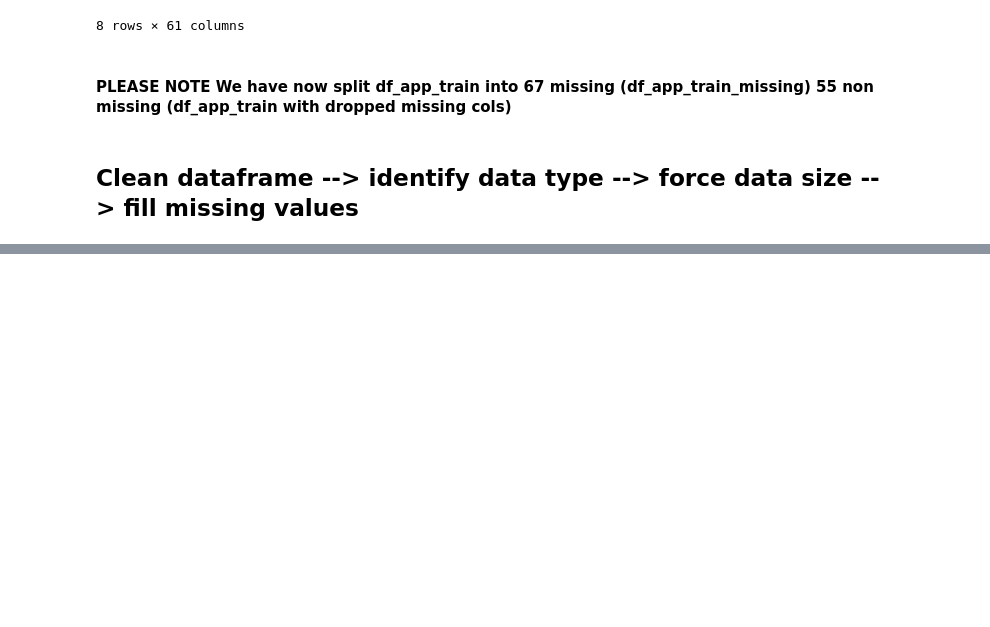
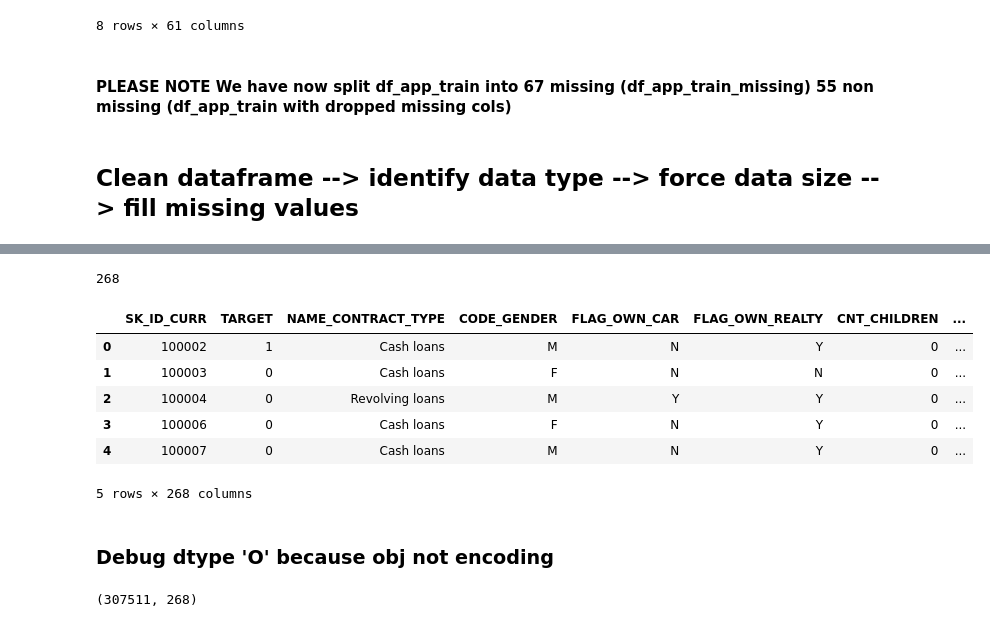
Before and after one commit to SoundBoySelecta/1261-HC, a Jupyter notebook: 13_02_2020.ipynb, the cells around one changed output, grey strips where cells are left out. Cells and saved outputs as stored; diff of their text form; code cells hidden in the pictures; blank space fills up the shorter version.

```diff
--- a/13_02_2020.ipynb
+++ b/13_02_2020.ipynb
@@ -494,0 +369,6 @@ df_test = df_app_train_missing.copy()
+# %%
+# SEEMS LIKE NOT ALL OBJ HAVE BEEN ENCODED (NAME_TYPE_SUITE , OCCUPATION_TYPE), maybe havent reached threshold??
+
+df_app_train_cleaned = df_test_new
+df_app_train_cleaned.head()
+#df_app_train_cleaned['OCCUPATION_TYPE'].dtype
@@ -494,0 +542,22 @@ df_test = df_app_train_missing.copy()
+# %%
+df_app_train_final = pd.concat([df_app_train_test_new, df_app_train_cleaned], axis = 1)
+# %%
+len(df_app_train_final.columns)
+# %% [output]
+268
+# %%
+df_app_train_final.head()
+# %% [output]
+|  | SK_ID_CURR | TARGET | NAME_CONTRACT_TYPE | CODE_GENDER | FLAG_OWN_CAR | FLAG_OWN_REALTY | CNT_CHILDREN | ... |
+| 0 | 100002 | 1 | Cash loans | M | N | Y | 0 | ... |
+| 1 | 100003 | 0 | Cash loans | F | N | N | 0 | ... |
+| 2 | 100004 | 0 | Revolving loans | M | Y | Y | 0 | ... |
+| 3 | 100006 | 0 | Cash loans | F | N | Y | 0 | ... |
+| 4 | 100007 | 0 | Cash loans | M | N | Y | 0 | ... |
+5 rows × 268 columns
+# %% [markdown]
+### Debug dtype 'O' because obj not encoding
+# %%
+df_app_train_final.shape
+# %% [output]
+(307511, 268)
```
Also changed, not shown: parts of 35 cells of this notebook.
